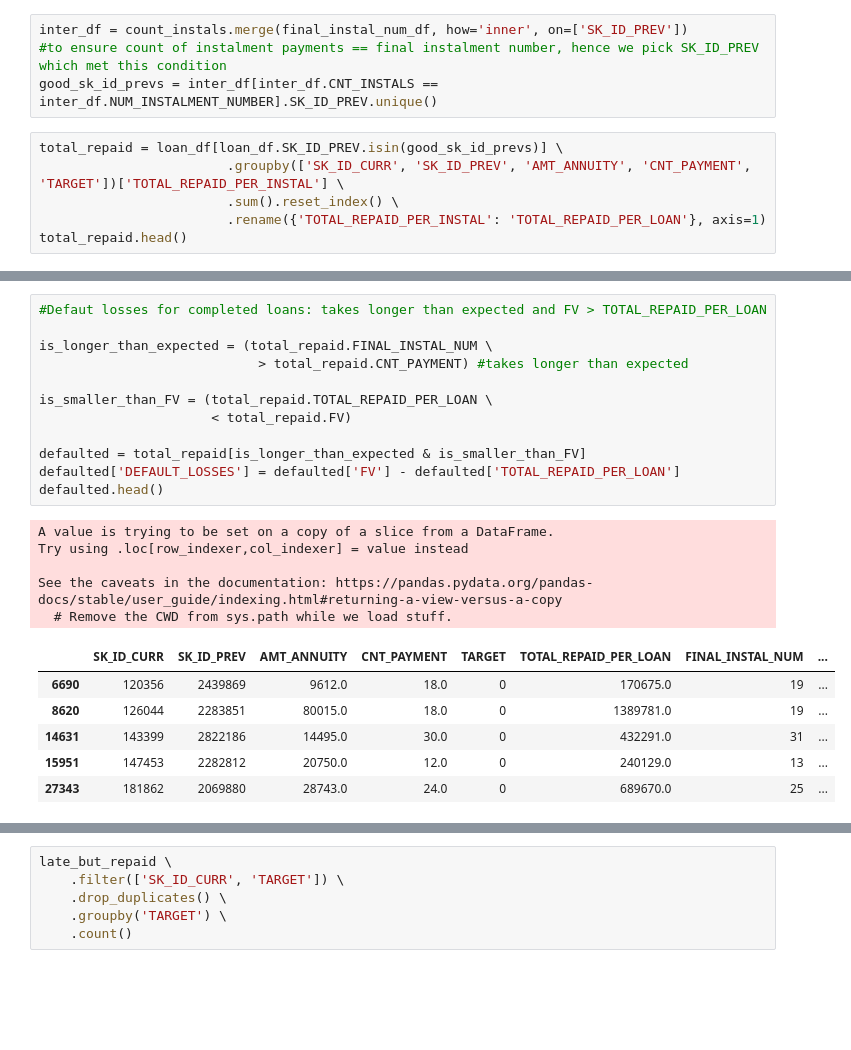
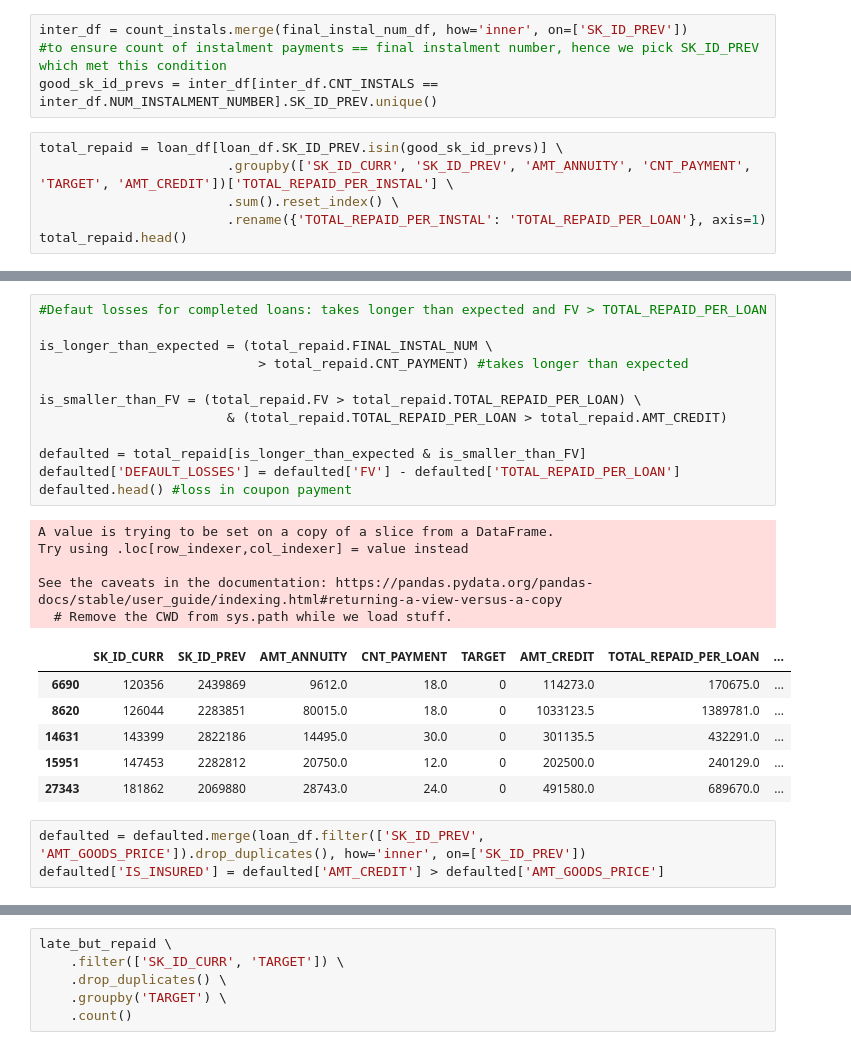
Before and after one commit to HoWeiChin/GA_Capstone, a Jupyter notebook: extracting-instalment-payment-features.ipynb, the cells around one changed output, grey strips where cells are left out. Drawn from its saved outputs; the diff is of its cells as text; blank space fills up the shorter version.

```diff
--- a/extracting-instalment-payment-features.ipynb
+++ b/extracting-instalment-payment-features.ipynb
@@ -575,7 +575,7 @@ inter_df = count_instals.merge(final_instal_num_df, how='inner', on=['SK_ID_PREV
 good_sk_id_prevs = inter_df[inter_df.CNT_INSTALS == inter_df.NUM_INSTALMENT_NUMBER].SK_ID_PREV.unique()
 # %%
 total_repaid = loan_df[loan_df.SK_ID_PREV.isin(good_sk_id_prevs)] \
-                        .groupby(['SK_ID_CURR', 'SK_ID_PREV', 'AMT_ANNUITY', 'CNT_PAYMENT', 'TARGET'])['TOTAL_REPAID_PER_INSTAL'] \
+                        .groupby(['SK_ID_CURR', 'SK_ID_PREV', 'AMT_ANNUITY', 'CNT_PAYMENT', 'TARGET', 'AMT_CREDIT'])['TOTAL_REPAID_PER_INSTAL'] \
                         .sum().reset_index() \
                         .rename({'TOTAL_REPAID_PER_INSTAL': 'TOTAL_REPAID_PER_LOAN'}, axis=1)
 total_repaid.head()
@@ -625,26 +631,29 @@ See the caveats in the documentation: https://pandas.pydata.org/pandas-docs/stab
 # %%
 #Defaut losses for completed loans: takes longer than expected and FV > TOTAL_REPAID_PER_LOAN
 
 is_longer_than_expected = (total_repaid.FINAL_INSTAL_NUM \
                             > total_repaid.CNT_PAYMENT) #takes longer than expected
 
-is_smaller_than_FV = (total_repaid.TOTAL_REPAID_PER_LOAN \
-                      < total_repaid.FV)
+is_smaller_than_FV = (total_repaid.FV > total_repaid.TOTAL_REPAID_PER_LOAN) \
+                        & (total_repaid.TOTAL_REPAID_PER_LOAN > total_repaid.AMT_CREDIT)
 
 defaulted = total_repaid[is_longer_than_expected & is_smaller_than_FV]
 defaulted['DEFAULT_LOSSES'] = defaulted['FV'] - defaulted['TOTAL_REPAID_PER_LOAN']
-defaulted.head()
+defaulted.head() #loss in coupon payment
 # %% [output]
 A value is trying to be set on a copy of a slice from a DataFrame.
 Try using .loc[row_indexer,col_indexer] = value instead
 
 See the caveats in the documentation: https://pandas.pydata.org/pandas-docs/stable/user_guide/indexing.html#returning-a-view-versus-a-copy
   # Remove the CWD from sys.path while we load stuff.
-|  | SK_ID_CURR | SK_ID_PREV | AMT_ANNUITY | CNT_PAYMENT | TARGET | TOTAL_REPAID_PER_LOAN | FINAL_INSTAL_NUM | ... |
-| 6690 | 120356 | 2439869 | 9612.0 | 18.0 | 0 | 170675.0 | 19 | ... |
-| 8620 | 126044 | 2283851 | 80015.0 | 18.0 | 0 | 1389781.0 | 19 | ... |
-| 14631 | 143399 | 2822186 | 14495.0 | 30.0 | 0 | 432291.0 | 31 | ... |
-| 15951 | 147453 | 2282812 | 20750.0 | 12.0 | 0 | 240129.0 | 13 | ... |
-| 27343 | 181862 | 2069880 | 28743.0 | 24.0 | 0 | 689670.0 | 25 | ... |
+|  | SK_ID_CURR | SK_ID_PREV | AMT_ANNUITY | CNT_PAYMENT | TARGET | AMT_CREDIT | TOTAL_REPAID_PER_LOAN | ... |
+| 6690 | 120356 | 2439869 | 9612.0 | 18.0 | 0 | 114273.0 | 170675.0 | ... |
+| 8620 | 126044 | 2283851 | 80015.0 | 18.0 | 0 | 1033123.5 | 1389781.0 | ... |
+| 14631 | 143399 | 2822186 | 14495.0 | 30.0 | 0 | 301135.5 | 432291.0 | ... |
+| 15951 | 147453 | 2282812 | 20750.0 | 12.0 | 0 | 202500.0 | 240129.0 | ... |
+| 27343 | 181862 | 2069880 | 28743.0 | 24.0 | 0 | 491580.0 | 689670.0 | ... |
+# %%
+defaulted = defaulted.merge(loan_df.filter(['SK_ID_PREV', 'AMT_GOODS_PRICE']).drop_duplicates(), how='inner', on=['SK_ID_PREV'])
+defaulted['IS_INSURED'] = defaulted['AMT_CREDIT'] > defaulted['AMT_GOODS_PRICE']
 # %%
 #late payment penalty
```
Also changed, not shown: parts of 10 cells of this notebook.
